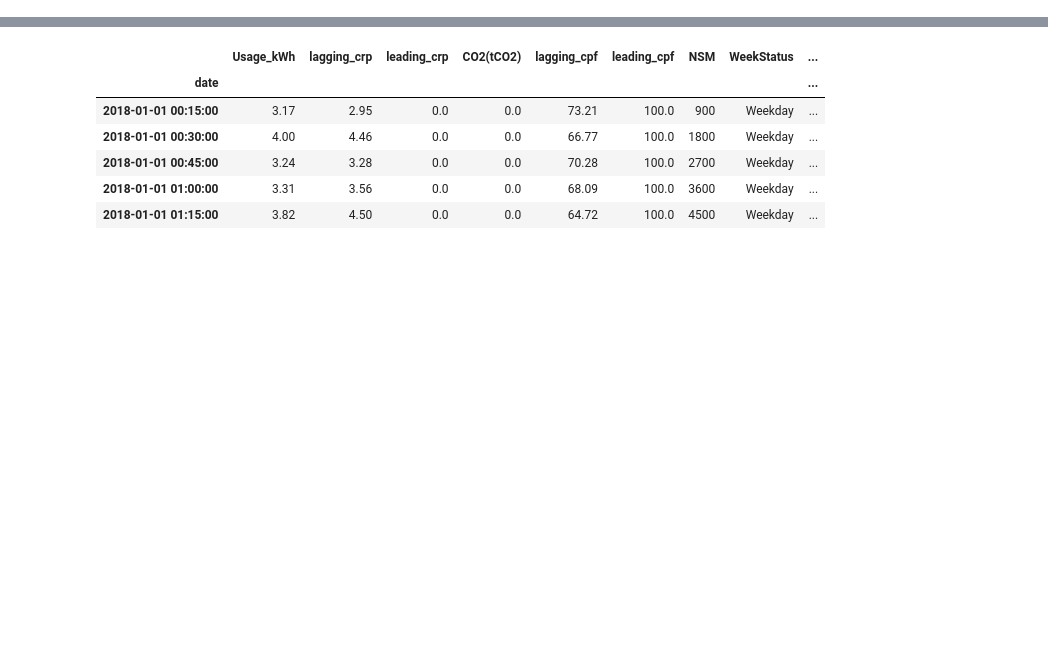
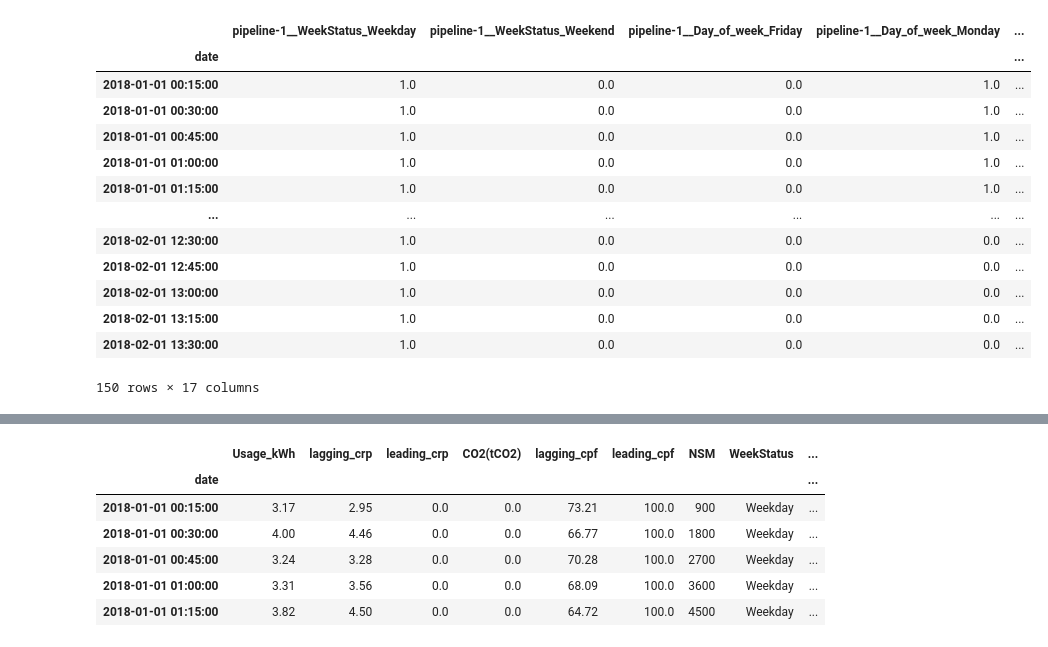
Before and after one commit to wyx-smrf/Windows-Misc, a Jupyter notebook: Steel Industry/processing.ipynb, the cells around one changed output, grey strips where cells are left out. Drawn from its saved outputs; the diff is of its cells as text; code cells hidden in the pictures; blank space fills up the shorter version.

```diff
--- a/Steel Industry/processing.ipynb
+++ b/Steel Industry/processing.ipynb
@@ -62,0 +39,12 @@ df_copy = new_df.copy()
+# %%
+import pandas as pd
+import matplotlib as plt
+
+train = new_df.loc[new_df.index < '2018-10-01']
+test = new_df.loc[new_df.index >= '2018-10-01']
+
+X_train = train.loc[:, train.columns!='Usage_kWh']
+y_train = train['Usage_kWh']
+
+X_test = test.loc[:, test.columns!='Usage_kWh']
+y_test = test['Usage_kWh']
@@ -62,0 +69,26 @@ df_copy = new_df.copy()
+# %%
+from sklearn.pipeline import make_pipeline, Pipeline
+from sklearn.impute import SimpleImputer
+from sklearn.preprocessing import OneHotEncoder, OrdinalEncoder, StandardScaler
+from sklearn.compose import ColumnTransformer, make_column_selector, make_column_transformer
+
+cat_pipeline = Pipeline([
+    ("impute", SimpleImputer(strategy="most_frequent")),
+    ("ohe", OneHotEncoder(handle_unknown="ignore")),
+])
+
+oe_pipeline = Pipeline([
+    ("impute", SimpleImputer(strategy="most_frequent")),
+    ("oe", OrdinalEncoder(categories=[['Light_Load', 'Medium_Load', 'Maximum_Load']])),
+])
+
+num_pipeline = Pipeline([
+    ("impute", SimpleImputer(strategy="median"))
+])
+
+preprocessing = make_column_transformer(
+    (cat_pipeline, ['WeekStatus', 'Day_of_week']),
+    (oe_pipeline, ['Load_Type']),
+    (num_pipeline, make_column_selector(dtype_include=np.number)))
+
+df_catted = preprocessing.fit_transform(train)
@@ -62,0 +111,22 @@ df_copy = new_df.copy()
+# %%
+# Convert to Dataframe
+cat_vals_prepared_fr = pd.DataFrame(
+    df_catted,
+    columns=preprocessing.get_feature_names_out(),
+    index=train.index)
+cat_vals_prepared_fr.head(150)
+# %% [output]
+|  | pipeline-1__WeekStatus_Weekday | pipeline-1__WeekStatus_Weekend | pipeline-1__Day_of_week_Friday | pipeline-1__Day_of_week_Monday | ... |
+| date |  |  |  |  | ... |
+| 2018-01-01 00:15:00 | 1.0 | 0.0 | 0.0 | 1.0 | ... |
+| 2018-01-01 00:30:00 | 1.0 | 0.0 | 0.0 | 1.0 | ... |
+| 2018-01-01 00:45:00 | 1.0 | 0.0 | 0.0 | 1.0 | ... |
+| 2018-01-01 01:00:00 | 1.0 | 0.0 | 0.0 | 1.0 | ... |
+| 2018-01-01 01:15:00 | 1.0 | 0.0 | 0.0 | 1.0 | ... |
+| ... | ... | ... | ... | ... | ... |
+| 2018-02-01 12:30:00 | 1.0 | 0.0 | 0.0 | 0.0 | ... |
+| 2018-02-01 12:45:00 | 1.0 | 0.0 | 0.0 | 0.0 | ... |
+| 2018-02-01 13:00:00 | 1.0 | 0.0 | 0.0 | 0.0 | ... |
+| 2018-02-01 13:15:00 | 1.0 | 0.0 | 0.0 | 0.0 | ... |
+| 2018-02-01 13:30:00 | 1.0 | 0.0 | 0.0 | 0.0 | ... |
+150 rows × 17 columns
```
Also changed, not shown: parts of 22 cells of this notebook, 4 other files.
